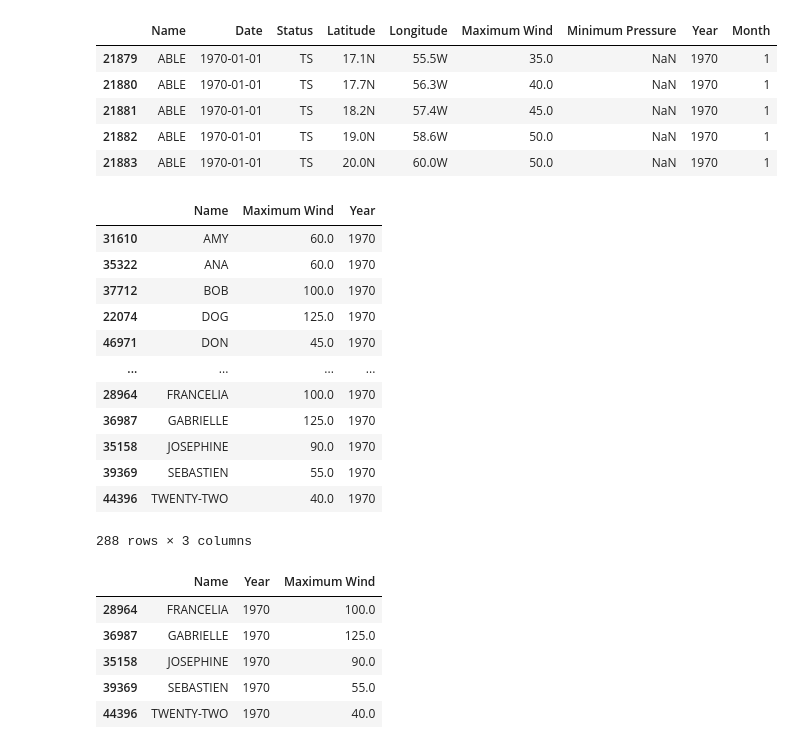
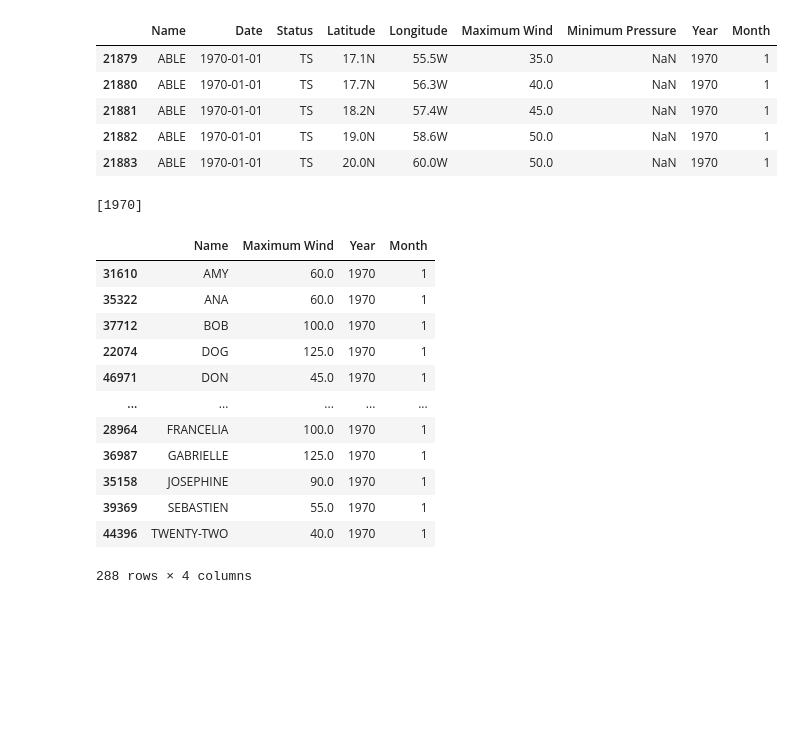
Before and after one commit to DanielBrechner/hurrdat_co2, a Jupyter notebook: atlantic_hurricanes.ipynb, the cells around one changed output. Drawn from its saved outputs; the diff is of its cells as text; code cells hidden in the pictures; blank space fills up the shorter version.

Commit message:
stuck on groupby wind speed

```diff
--- a/atlantic_hurricanes.ipynb
+++ b/atlantic_hurricanes.ipynb
@@ -112,30 +112,24 @@ hurricanes.head()
 | 21881 | ABLE | 1970-01-01 | TS | 18.2N | 57.4W | 45.0 | NaN | 1970 | 1 |
 | 21882 | ABLE | 1970-01-01 | TS | 19.0N | 58.6W | 50.0 | NaN | 1970 | 1 |
 | 21883 | ABLE | 1970-01-01 | TS | 20.0N | 60.0W | 50.0 | NaN | 1970 | 1 |
+# %%
+print(hurricanes['Year'].unique())
+# %% [output]
+[1970]
 # %%
-max_wind_speeds = hurricanes.loc[hurricanes.groupby('Name')['Maximum Wind'].idxmax(), ['Name', 'Maximum Wind', 'Year']]
+max_wind_speeds = hurricanes.loc[hurricanes.groupby('Name')['Maximum Wind'].idxmax(), ['Name', 'Maximum Wind', 'Year', 'Month']]
 max_wind_speeds
 # %% [output]
-|  | Name | Maximum Wind | Year |
-| 31610 | AMY | 60.0 | 1970 |
-| 35322 | ANA | 60.0 | 1970 |
-| 37712 | BOB | 100.0 | 1970 |
-| 22074 | DOG | 125.0 | 1970 |
-| 46971 | DON | 45.0 | 1970 |
-| ... | ... | ... | ... |
-| 28964 | FRANCELIA | 100.0 | 1970 |
-| 36987 | GABRIELLE | 125.0 | 1970 |
-| 35158 | JOSEPHINE | 90.0 | 1970 |
-| 39369 | SEBASTIEN | 55.0 | 1970 |
-| 44396 | TWENTY-TWO | 40.0 | 1970 |
+|  | Name | Maximum Wind | Year | Month |
+| 31610 | AMY | 60.0 | 1970 | 1 |
+| 35322 | ANA | 60.0 | 1970 | 1 |
+| 37712 | BOB | 100.0 | 1970 | 1 |
+| 22074 | DOG | 125.0 | 1970 | 1 |
+| 46971 | DON | 45.0 | 1970 | 1 |
+| ... | ... | ... | ... | ... |
+| 28964 | FRANCELIA | 100.0 | 1970 | 1 |
+| 36987 | GABRIELLE | 125.0 | 1970 | 1 |
+| 35158 | JOSEPHINE | 90.0 | 1970 | 1 |
+| 39369 | SEBASTIEN | 55.0 | 1970 | 1 |
+| 44396 | TWENTY-TWO | 40.0 | 1970 | 1 |
-288 rows × 3 columns
+288 rows × 4 columns
-# %%
-max_wind_speeds = hurricanes.loc[hurricanes.groupby(['Name'])['Maximum Wind'].idxmax(), ['Name', 'Year', 'Maximum Wind']]
-max_wind_speeds.tail()
-# %% [output]
-|  | Name | Year | Maximum Wind |
-| 28964 | FRANCELIA | 1970 | 100.0 |
-| 36987 | GABRIELLE | 1970 | 125.0 |
-| 35158 | JOSEPHINE | 1970 | 90.0 |
-| 39369 | SEBASTIEN | 1970 | 55.0 |
-| 44396 | TWENTY-TWO | 1970 | 40.0 |
```
Also changed, not shown: parts of 2 cells of this notebook.
